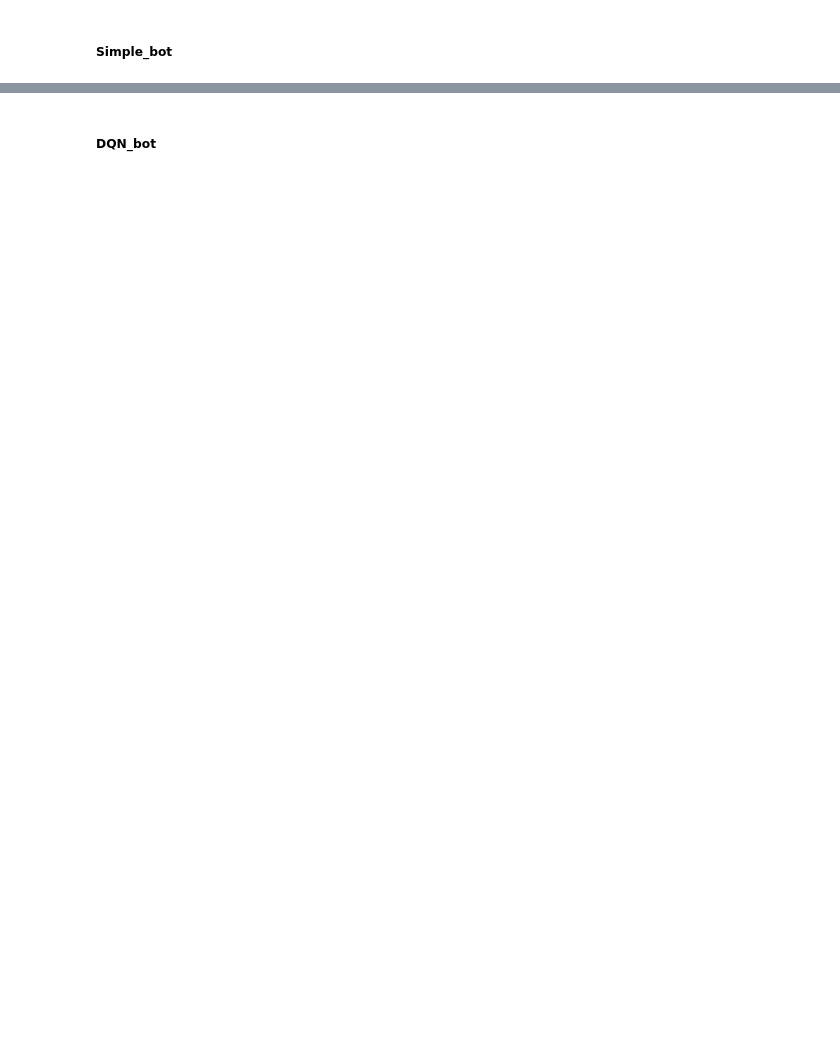
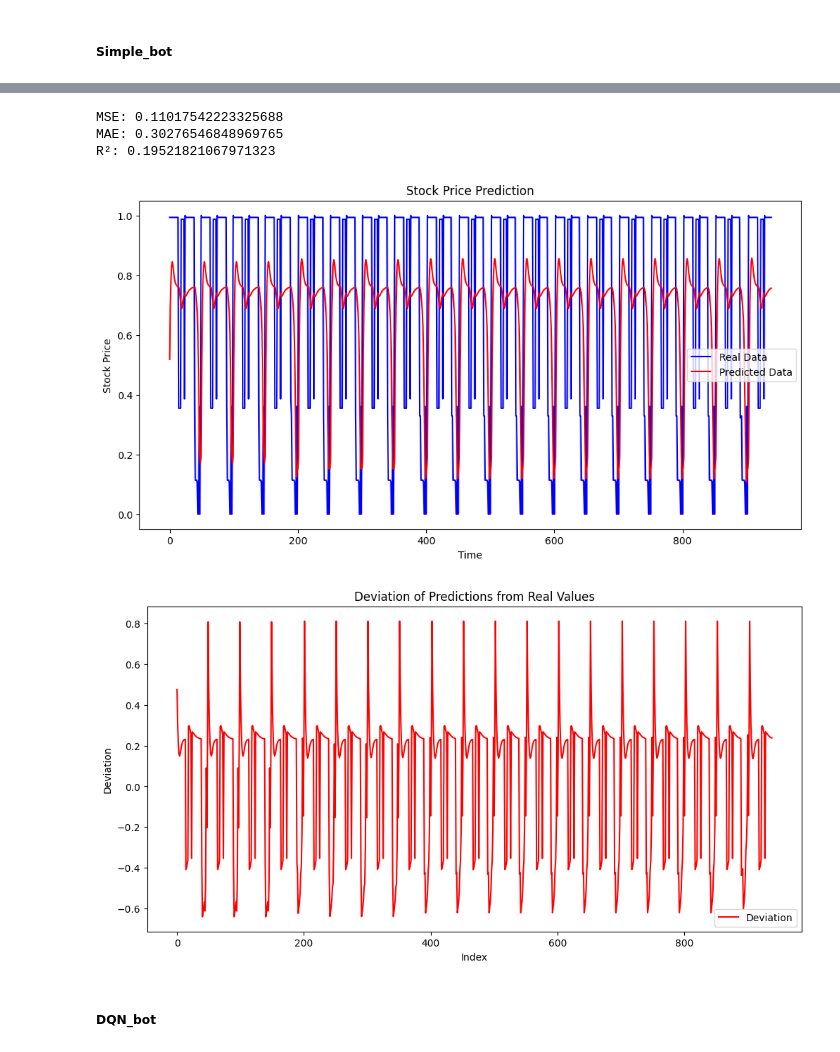
Before and after one commit to Zeerax-nya/Trading_bot, a Jupyter notebook: TradingBot.ipynb, the cells around one changed output, grey strips where cells are left out. Cells and saved outputs as stored; diff of their text form; code cells hidden in the pictures; blank space fills up the shorter version.

```diff
--- a/TradingBot.ipynb
+++ b/TradingBot.ipynb
@@ -1423,2 +1516,82 @@ simple_transactions_df.to_csv('simple_transactions', index=False)
+# %%
+import torch
+import torch.nn as nn
+import torch.optim as optim
+import numpy as np
+import pandas as pd
+from sklearn.preprocessing import MinMaxScaler
+from sklearn.metrics import mean_squared_error, mean_absolute_error, r2_score
+
+# Предположим, что LSTM модель уже загружена и готова к использованию
+# lstm_model - это объект класса LSTMStockPredictor, который уже обучен
+
+# Функция для создания последовательностей для входных данных модели
+def create_dataset(dataset, look_back=1):
+    X, Y = [], []
+    for i in range(len(dataset) - look_back - 1):
+        a = dataset[i:(i + look_back), 0]
+        X.append(a)
+        Y.append(dataset[i + look_back, 0])
+    return np.array(X), np.array(Y)
+
+# Создание последовательностей для входных данных модели
+look_back = 60  # Количество временных шагов для входной последовательности
+X, y = create_dataset(data_scaled, look_back)
+X = np.reshape(X, (X.shape[0], X.shape[1], 1))  # Преобразование для LSTM
+
+# Прогноз на тех же данных, что использовались для обучения
+lstm_model.eval()  # Перевод модели в режим оценки
+X_tensor = torch.tensor(X, dtype=torch.float32)
+with torch.no_grad():
+    predictions = lstm_model(X_tensor).detach().numpy()
+
+# Обратное масштабирование значений для получения истинных прогнозов
+scaler = MinMaxScaler(feature_range=(0, 1))
+scaler.fit(data_scaled)  # Fit scaler to original data
+predictions_rescaled = scaler.inverse_transform(predictions)
+y_rescaled = scaler.inverse_transform(y.reshape(-1, 1))
+
+# Метрики
+mse = mean_squared_error(y_rescaled, predictions_rescaled)
+mae = mean_absolute_error(y_rescaled, predictions_rescaled)
+r2 = r2_score(y_rescaled, predictions_rescaled)
+
+print(f'MSE: {mse}')
+print(f'MAE: {mae}')
+print(f'R²: {r2}')
+
+# Создание DataFrame для визуализации
+df_results = pd.DataFrame({
+    'Real': y_rescaled.flatten(),
+    'Predictions': predictions_rescaled.flatten()
+})
+df_results['Deviations'] = df_results['Real'] - df_results['Predictions']
+df_results.head()
+
+# Визуализация
+import matplotlib.pyplot as plt
+
+plt.figure(figsize=(12, 6))
+plt.plot(df_results['Real'], label='Real Data', color='blue')
+plt.plot(df_results['Predictions'], label='Predicted Data', color='red')
+plt.title('Stock Price Prediction')
+plt.xlabel('Time')
+plt.ylabel('Stock Price')
+plt.legend()
+plt.show()
+
+plt.figure(figsize=(12, 6))
+plt.plot(df_results['Deviations'], label='Deviation', color='red')
+plt.title('Deviation of Predictions from Real Values')
+plt.xlabel('Index')
+plt.ylabel('Deviation')
+plt.legend()
+plt.show()
+# %% [output]
+MSE: 0.11017542223325688
+MAE: 0.30276546848969765
+R²: 0.19521821067971323
+[figure, added]
+[figure, added]
 # %% [markdown]
 ##### DQN_bot
```
Also changed, not shown: parts of 32 cells of this notebook, 2 other files.
